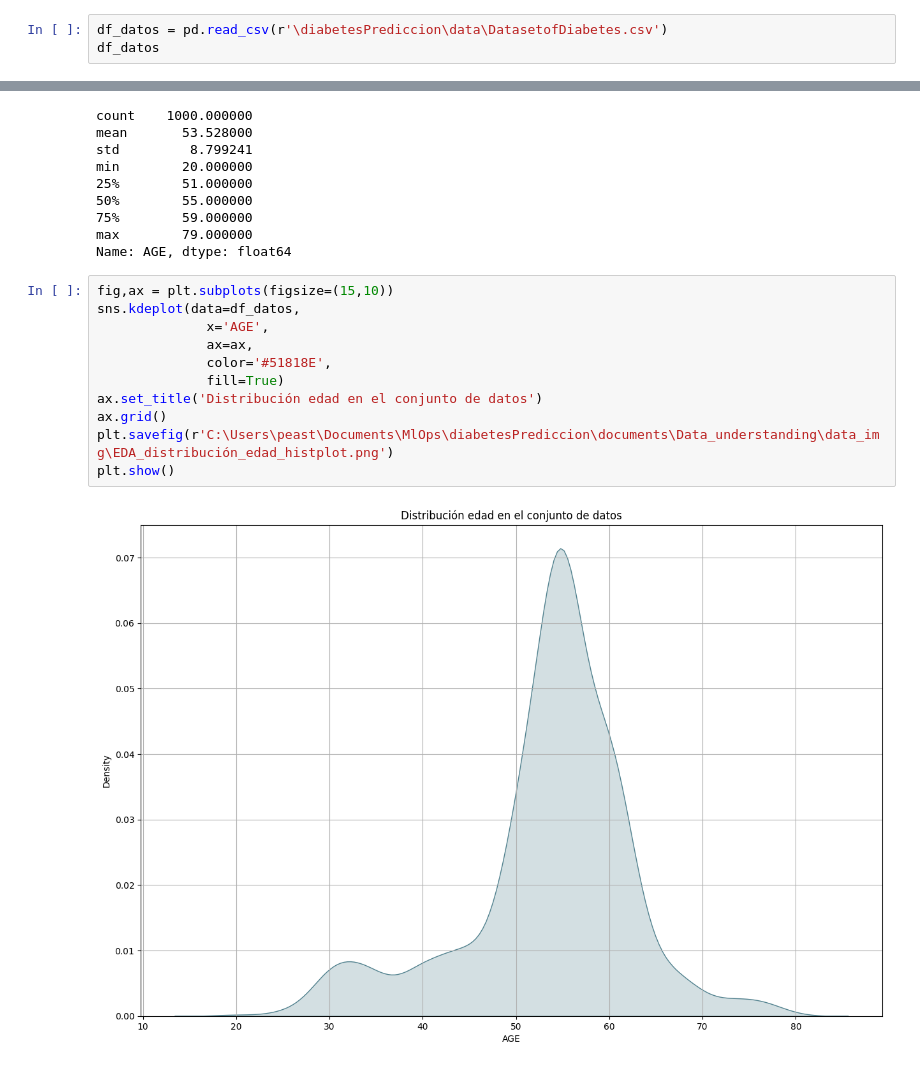
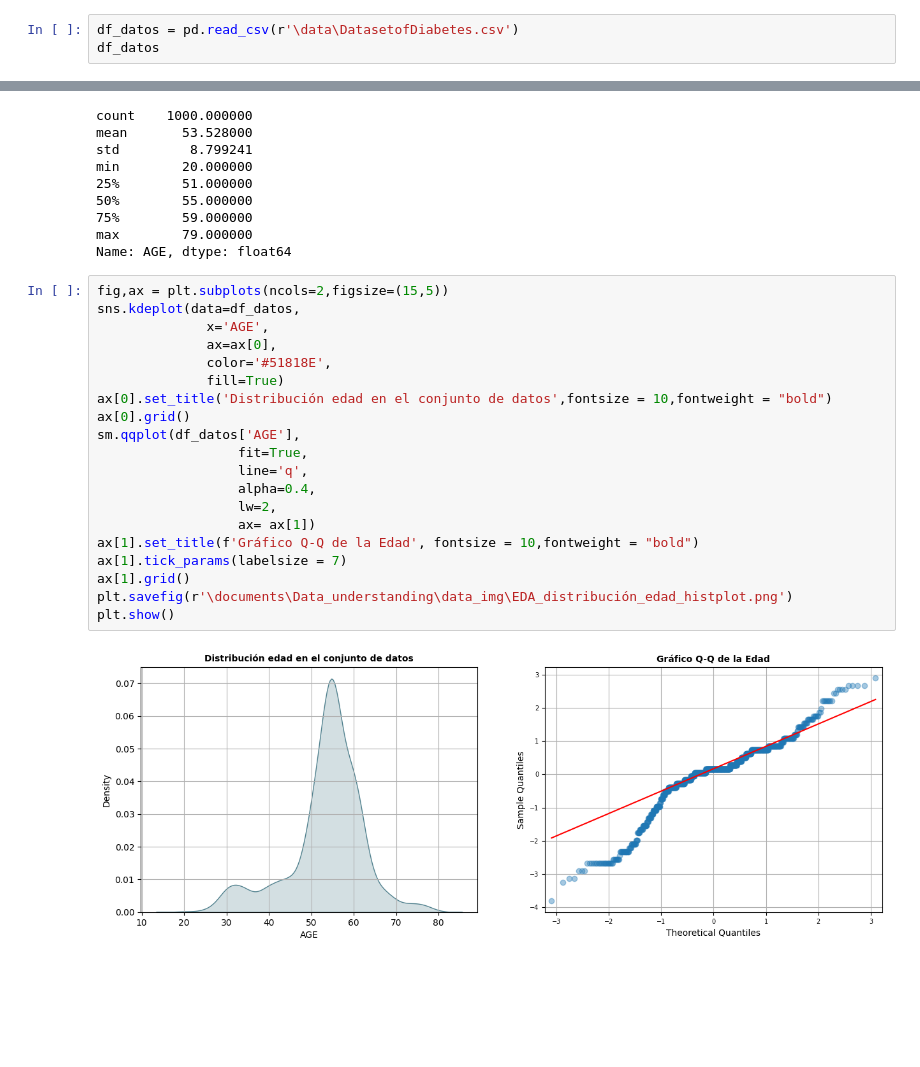
Before and after one commit to peAstaiza/cervisCancerPrediccion, a Jupyter notebook: scripts/EDA/EDA.ipynb, the cells around one changed output, grey strips where cells are left out. Saved outputs shown, nothing was run; the diff lists cells and outputs as text; blank space fills up the shorter version.

```diff
--- a/scripts/EDA/EDA.ipynb
+++ b/scripts/EDA/EDA.ipynb
@@ -13,6 +15,6 @@ import numpy as np
 ---
 # %%
-df_datos = pd.read_csv(r'\diabetesPrediccion\data\DatasetofDiabetes.csv')
+df_datos = pd.read_csv(r'\data\DatasetofDiabetes.csv')
 df_datos
 # %% [output]
 |  | ID | No_Pation | Gender | AGE | Urea | Cr | HbA1c | Chol | TG | HDL | LDL | ... |
@@ -127,15 +129,24 @@ min        20.000000
 max        79.000000
 Name: AGE, dtype: float64
 # %%
-fig,ax = plt.subplots(figsize=(15,10))
+fig,ax = plt.subplots(ncols=2,figsize=(15,5))
 sns.kdeplot(data=df_datos,
               x='AGE',
-              ax=ax,
+              ax=ax[0],
               color='#51818E',
               fill=True)
-ax.set_title('Distribución edad en el conjunto de datos')
-ax.grid()
-plt.savefig(r'C:\Users\peast\Documents\MlOps\diabetesPrediccion\documents\Data_understanding\data_img\EDA_distribución_edad_histplot.png')
+ax[0].set_title('Distribución edad en el conjunto de datos',fontsize = 10,fontweight = "bold")
+ax[0].grid()
+sm.qqplot(df_datos['AGE'],
+                  fit=True,
+                  line='q',
+                  alpha=0.4,
+                  lw=2,
+                  ax= ax[1])
+ax[1].set_title(f'Gráfico Q-Q de la Edad', fontsize = 10,fontweight = "bold")
+ax[1].tick_params(labelsize = 7)
+ax[1].grid()
+plt.savefig(r'\documents\Data_understanding\data_img\EDA_distribución_edad_histplot.png')
 plt.show()
 # %% [output]
-[figure, old version]
+[figure, new version]
```
Also changed, not shown: parts of 25 cells of this notebook, 7 other files.
